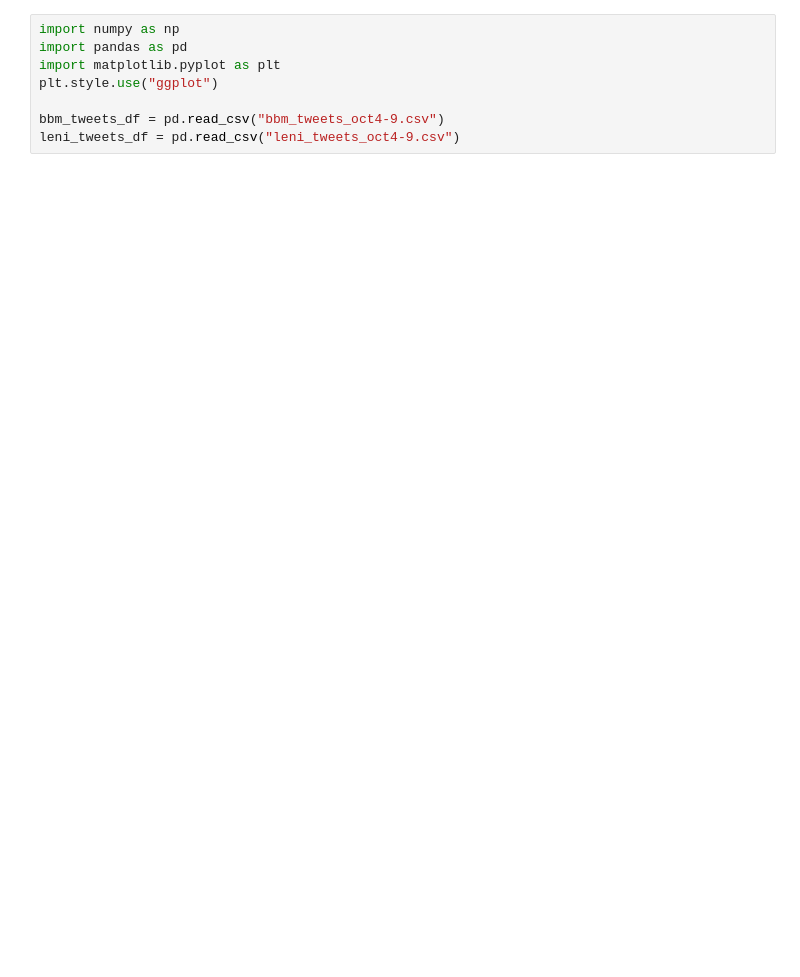
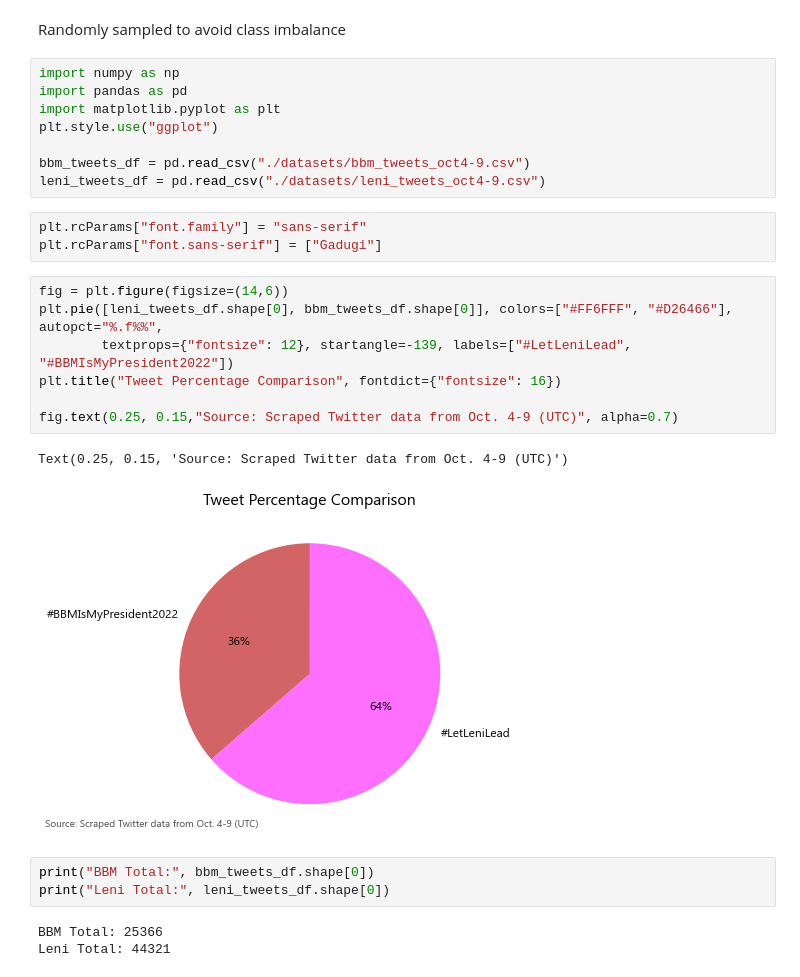
Before and after one commit to ralphgutz/leni-bbm-tweet-analysis, a Jupyter notebook: some comparisons.ipynb, the cells around one changed output. Saved outputs shown, nothing was run; the diff lists cells and outputs as text; blank space fills up the shorter version.

```diff
--- a/some comparisons.ipynb
+++ b/some comparisons.ipynb
@@ -1,8 +1,29 @@
+# %% [markdown]
+Randomly sampled to avoid class imbalance
 # %%
 import numpy as np
 import pandas as pd
 import matplotlib.pyplot as plt
 plt.style.use("ggplot")
 
-bbm_tweets_df = pd.read_csv("bbm_tweets_oct4-9.csv")
-leni_tweets_df = pd.read_csv("leni_tweets_oct4-9.csv")
+bbm_tweets_df = pd.read_csv("./datasets/bbm_tweets_oct4-9.csv")
+leni_tweets_df = pd.read_csv("./datasets/leni_tweets_oct4-9.csv")
+# %%
+plt.rcParams["font.family"] = "sans-serif"
+plt.rcParams["font.sans-serif"] = ["Gadugi"]
+# %%
+fig = plt.figure(figsize=(14,6))
+plt.pie([leni_tweets_df.shape[0], bbm_tweets_df.shape[0]], colors=["#FF6FFF", "#D26466"], autopct="%.f%%",
+        textprops={"fontsize": 12}, startangle=-139, labels=["#LetLeniLead", "#BBMIsMyPresident2022"])
+plt.title("Tweet Percentage Comparison", fontdict={"fontsize": 16})
+
+fig.text(0.25, 0.15,"Source: Scraped Twitter data from Oct. 4-9 (UTC)", alpha=0.7)
+# %% [output]
+Text(0.25, 0.15, 'Source: Scraped Twitter data from Oct. 4-9 (UTC)')
+[figure, added]
+# %%
+print("BBM Total:", bbm_tweets_df.shape[0])
+print("Leni Total:", leni_tweets_df.shape[0])
+# %% [output]
+BBM Total: 25366
+Leni Total: 44321
```
Also changed, not shown: parts of 19 cells of this notebook, 2 other files.
